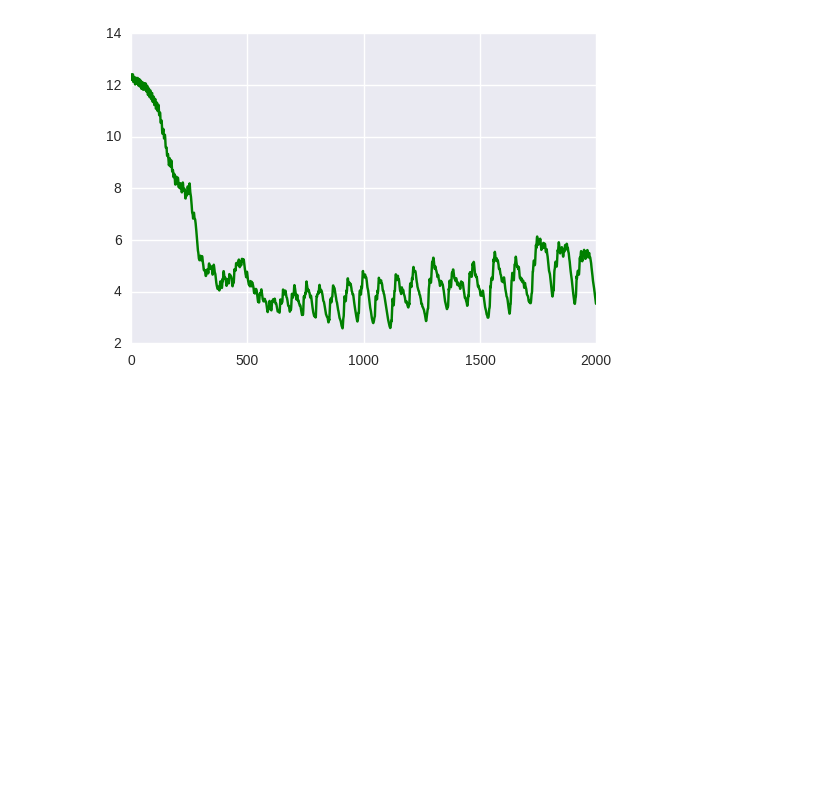
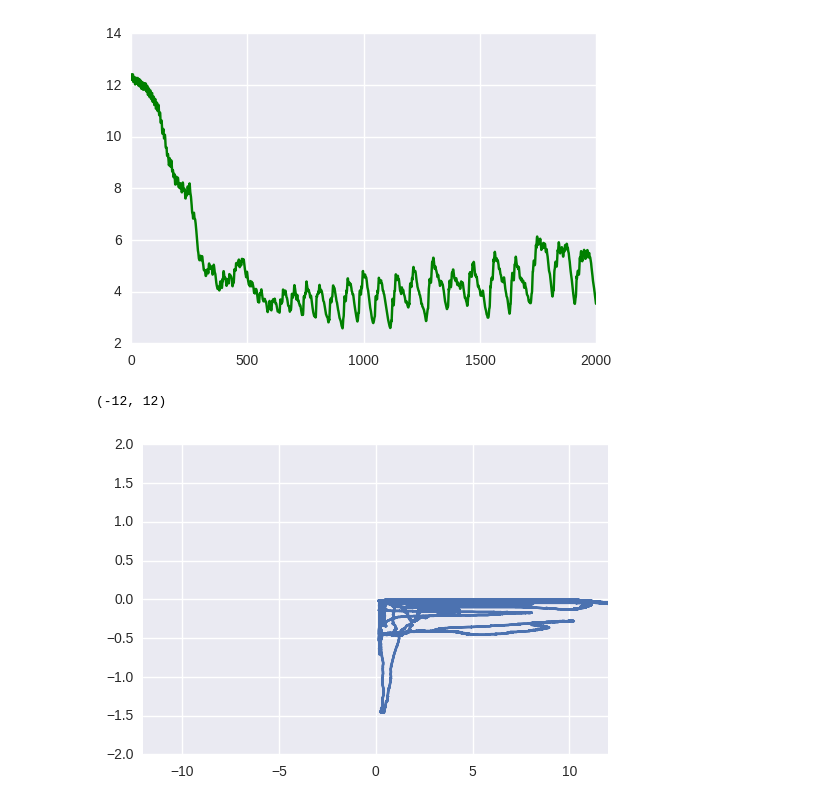
Before and after one commit to PaulEcoffet/birdsonglearningmodel, a Jupyter notebook: analysis/ba_example_analysis.ipynb, the cells around one changed output. Cells and saved outputs as stored; diff of their text form; code cells hidden in the pictures; blank space fills up the shorter version.

```diff
--- a/analysis/ba_example_analysis.ipynb
+++ b/analysis/ba_example_analysis.ipynb
@@ -184,3 +222,10 @@ plt.plot(alpha[11000:13000], c='green')
 # %% [output]
 [<matplotlib.lines.Line2D at 0x...>]
 [figure]
+# %%
+plt.plot(alpha, beta)
+plt.ylim((-2, 2))
+plt.xlim((-12, 12))
+# %% [output]
+(-12, 12)
+[figure, added]
```
Also changed, not shown: parts of 2 cells of this notebook.
